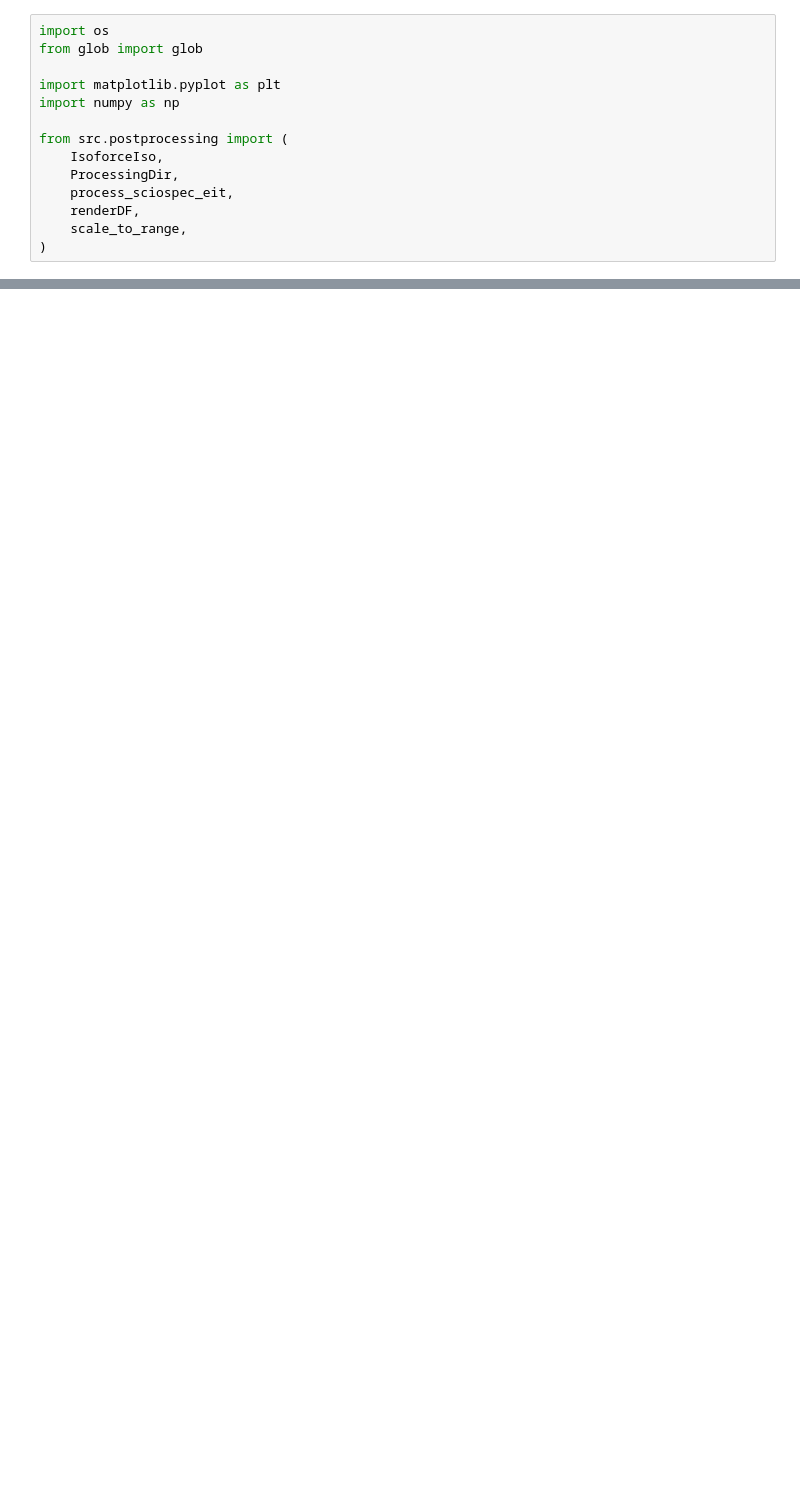
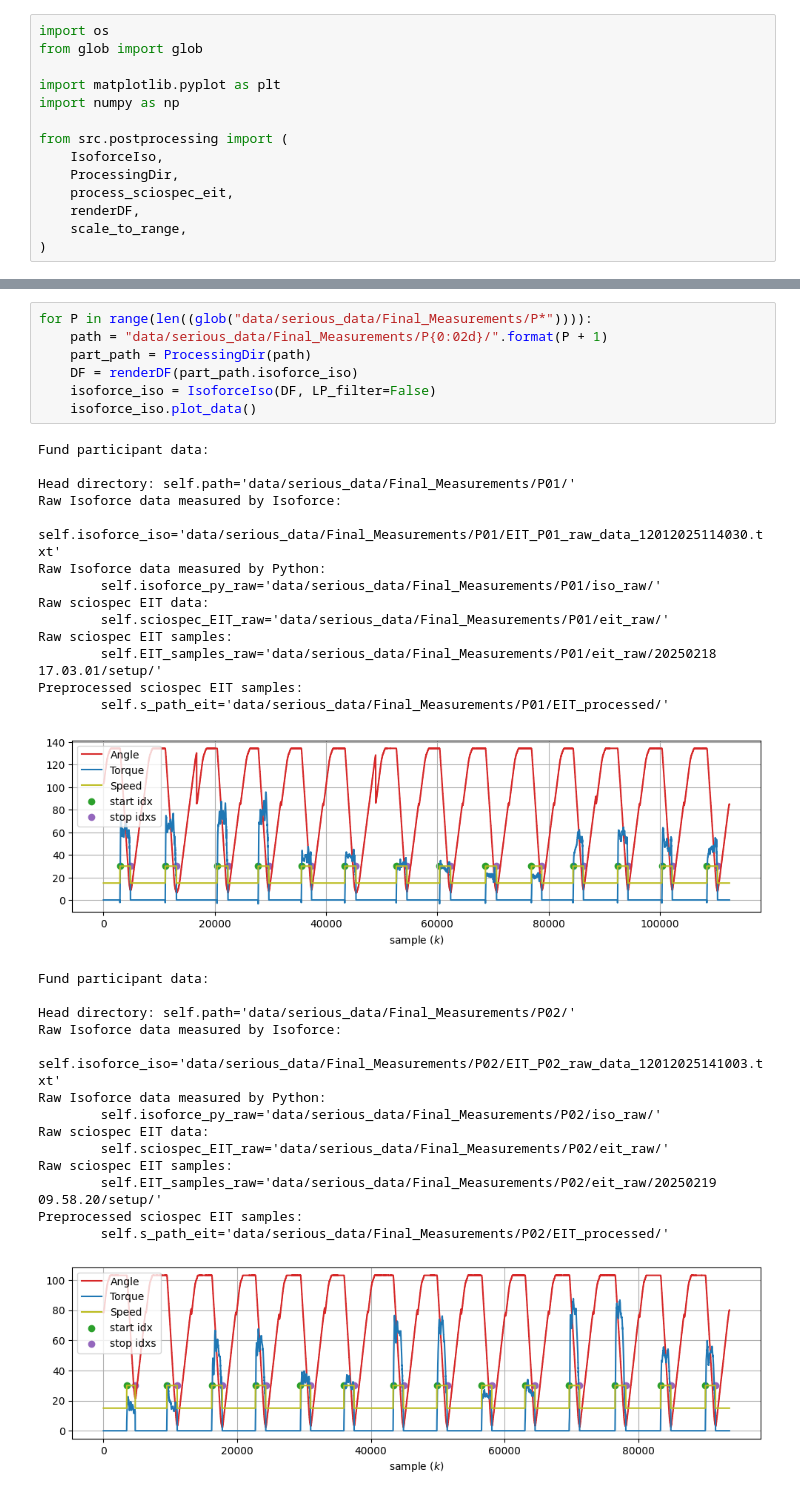
Before and after one commit to EITLabworks/Data-Driven-Force-Estimation-of-the-Thigh-Muscles-using-Electrical-Impedance-Measurements, a Jupyter notebook: iso_only.ipynb, the cells around one changed output, grey strips where cells are left out. Saved outputs shown, nothing was run; the diff lists cells and outputs as text; blank space fills up the shorter version.

```diff
--- a/iso_only.ipynb
+++ b/iso_only.ipynb
@@ -61,0 +62,36 @@ datetime.datetime(2025, 1, 10, 15, 43, 48)
+# %%
+for P in range(len((glob("data/serious_data/Final_Measurements/P*")))):
+    path = "data/serious_data/Final_Measurements/P{0:02d}/".format(P + 1)
+    part_path = ProcessingDir(path)
+    DF = renderDF(part_path.isoforce_iso)
+    isoforce_iso = IsoforceIso(DF, LP_filter=False)
+    isoforce_iso.plot_data()
+# %% [output]
+Fund participant data:
+
+Head directory: self.path='data/serious_data/Final_Measurements/P01/'
+Raw Isoforce data measured by Isoforce:
+        self.isoforce_iso='data/serious_data/Final_Measurements/P01/EIT_P01_raw_data_12012025114030.txt'
+Raw Isoforce data measured by Python:
+        self.isoforce_py_raw='data/serious_data/Final_Measurements/P01/iso_raw/'
+Raw sciospec EIT data:
+        self.sciospec_EIT_raw='data/serious_data/Final_Measurements/P01/eit_raw/'
+Raw sciospec EIT samples:
+        self.EIT_samples_raw='data/serious_data/Final_Measurements/P01/eit_raw/20250218 17.03.01/setup/'
+Preprocessed sciospec EIT samples:
+        self.s_path_eit='data/serious_data/Final_Measurements/P01/EIT_processed/'
+[figure, added]
+Fund participant data:
+
+Head directory: self.path='data/serious_data/Final_Measurements/P02/'
+Raw Isoforce data measured by Isoforce:
+        self.isoforce_iso='data/serious_data/Final_Measurements/P02/EIT_P02_raw_data_12012025141003.txt'
+Raw Isoforce data measured by Python:
+        self.isoforce_py_raw='data/serious_data/Final_Measurements/P02/iso_raw/'
+Raw sciospec EIT data:
+        self.sciospec_EIT_raw='data/serious_data/Final_Measurements/P02/eit_raw/'
+Raw sciospec EIT samples:
+        self.EIT_samples_raw='data/serious_data/Final_Measurements/P02/eit_raw/20250219 09.58.20/setup/'
+Preprocessed sciospec EIT samples:
+        self.s_path_eit='data/serious_data/Final_Measurements/P02/EIT_processed/'
+[figure, added]
```
Also changed, not shown: parts of 7 cells of this notebook, 3 other files.
